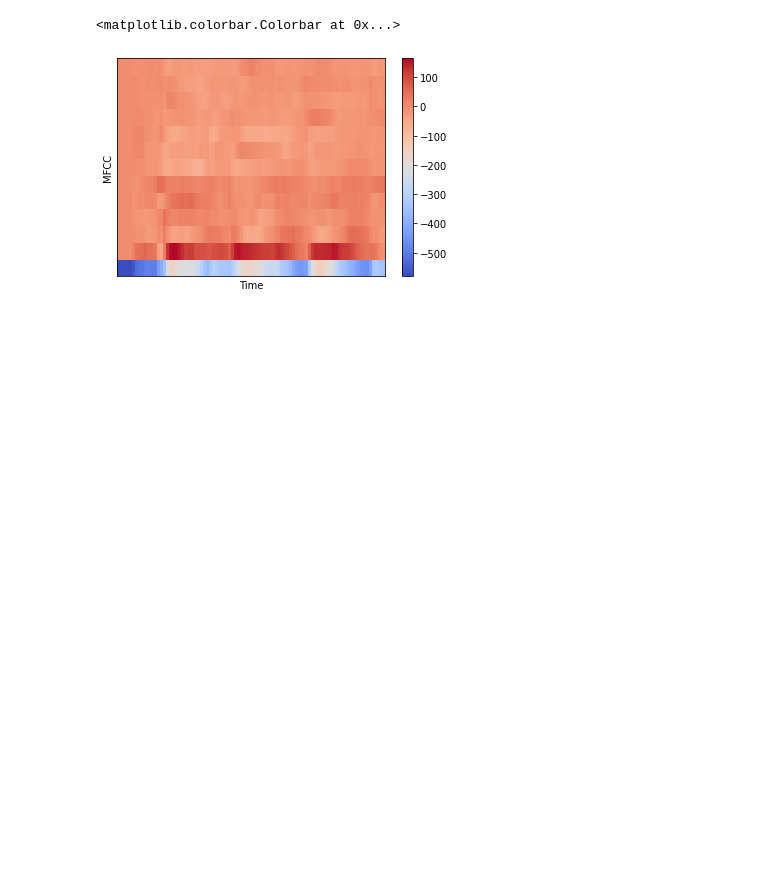
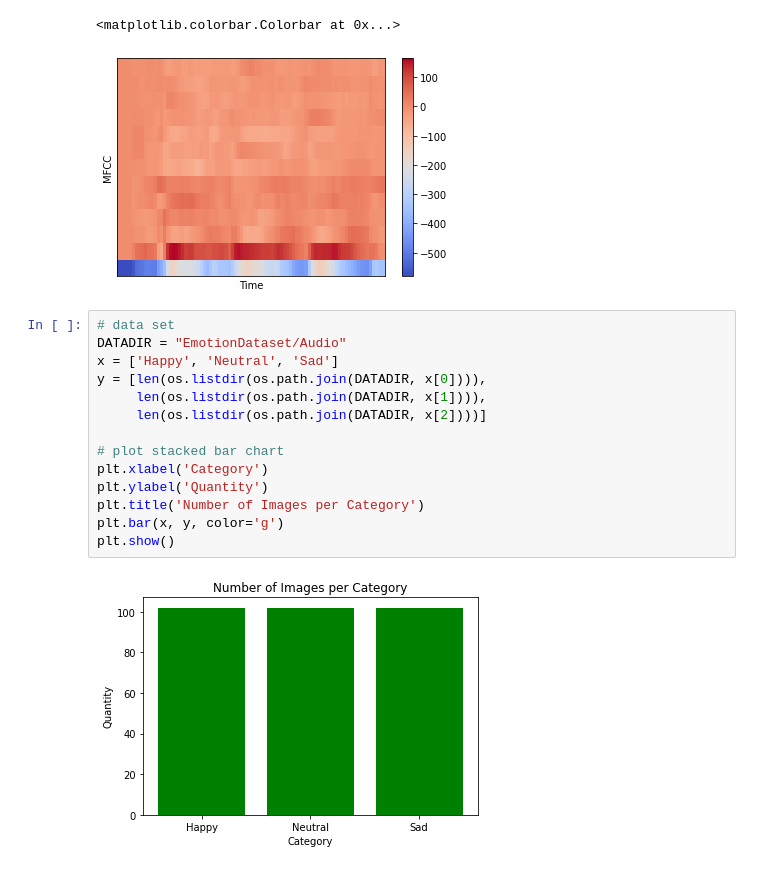
Before and after one commit to ChadG-202/Emotion-Classification-using-audio-and-image-data, a Jupyter notebook: AudioExamine.ipynb, the cells around one changed output. Saved outputs shown, nothing was run; the diff lists cells and outputs as text; blank space fills up the shorter version.

```diff
--- a/AudioExamine.ipynb
+++ b/AudioExamine.ipynb
@@ -191,3 +192,19 @@ plt.colorbar()
 # %% [output]
 <matplotlib.colorbar.Colorbar at 0x...>
 [figure]
+# %%
+# data set
+DATADIR = "EmotionDataset/Audio"
+x = ['Happy', 'Neutral', 'Sad']
+y = [len(os.listdir(os.path.join(DATADIR, x[0]))),
+     len(os.listdir(os.path.join(DATADIR, x[1]))),
+     len(os.listdir(os.path.join(DATADIR, x[2])))]
+
+# plot stacked bar chart
+plt.xlabel('Category')
+plt.ylabel('Quantity')
+plt.title('Number of Images per Category')
+plt.bar(x, y, color='g')
+plt.show()
+# %% [output]
+[figure, added]
```
Also changed, not shown: parts of 1 cell of this notebook.
